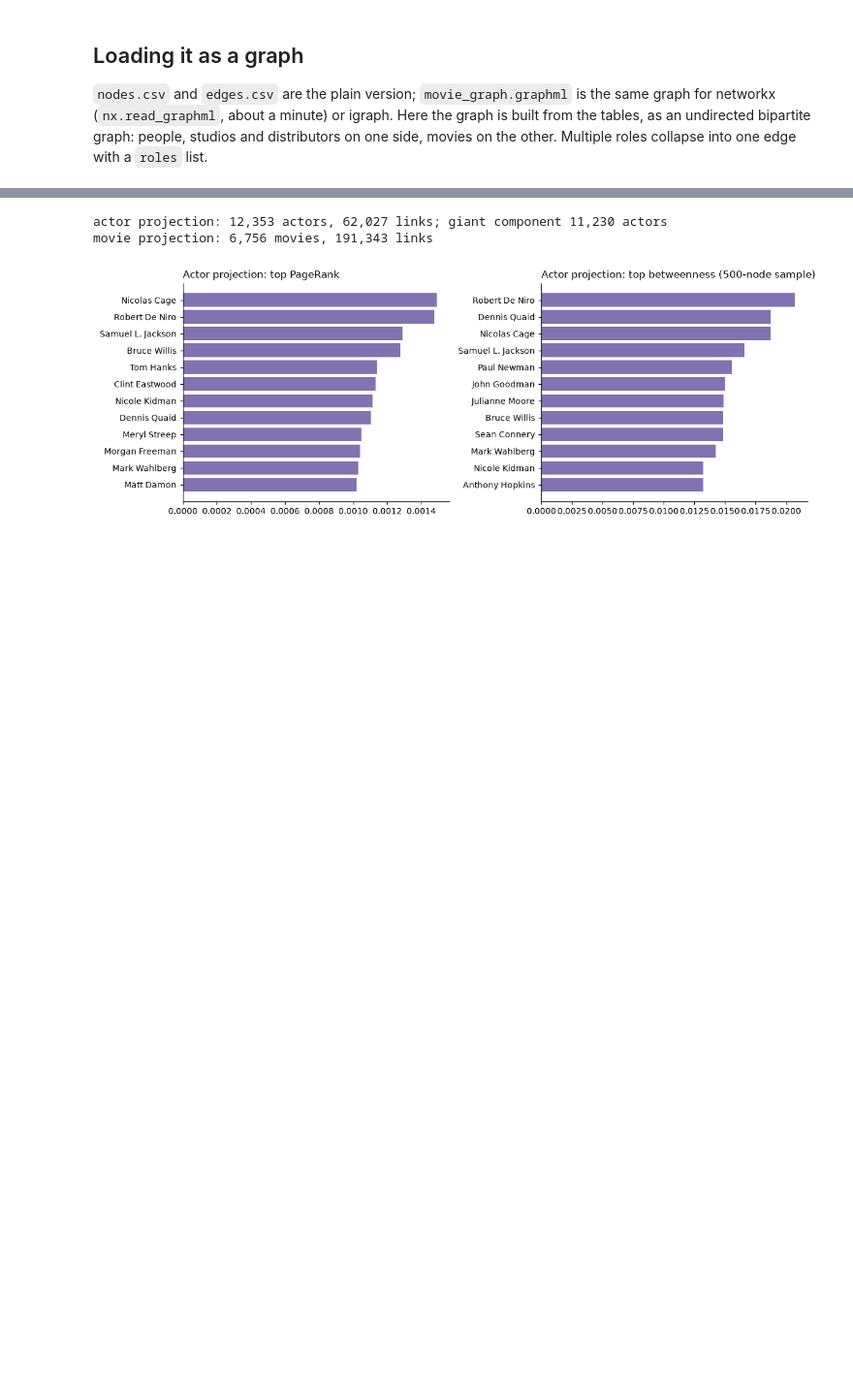
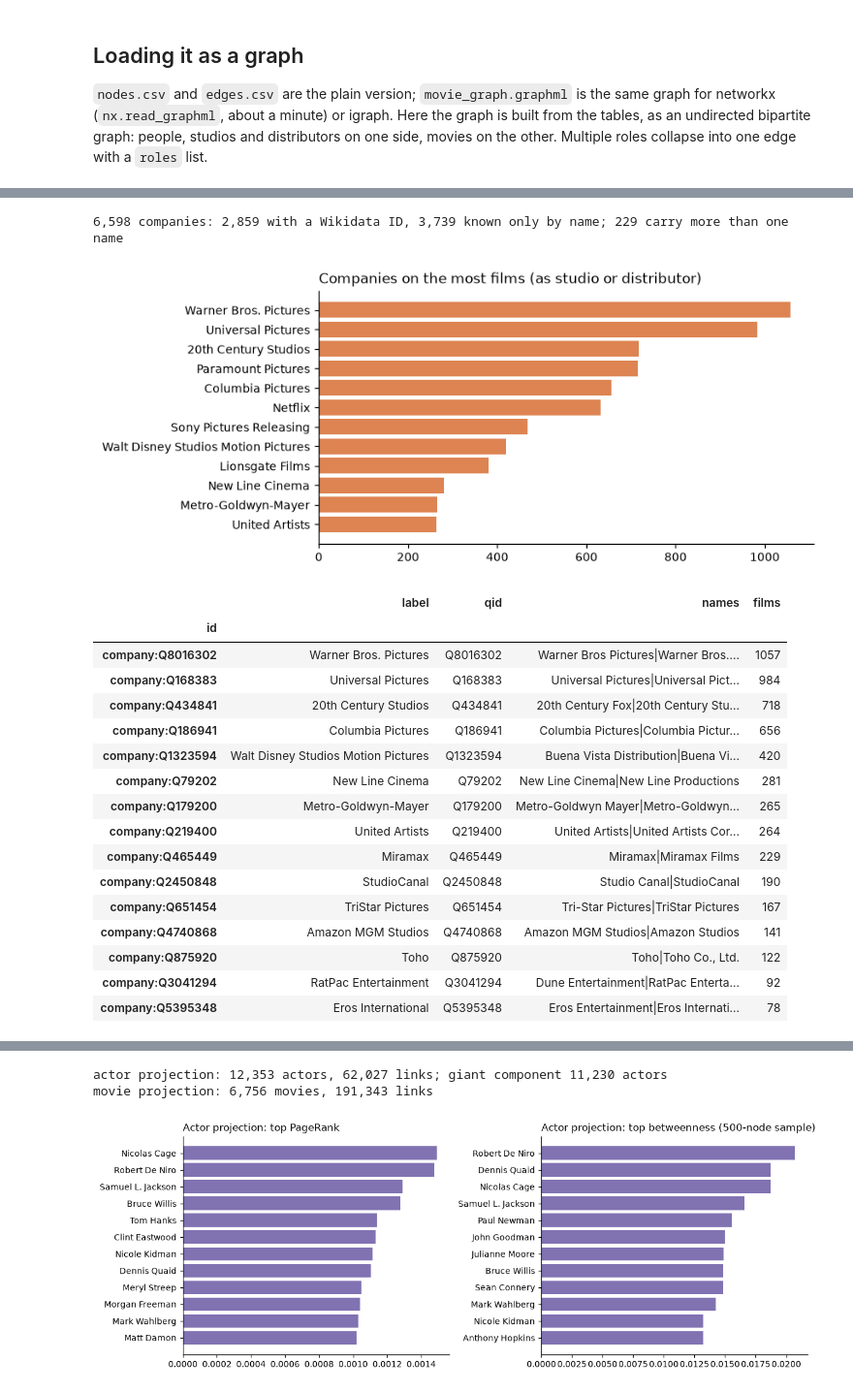
Before and after one commit to angelabuxo/IMDb-movie-success, a Jupyter notebook: notebooks/movie_graph.ipynb, the cells around one changed output, grey strips where cells are left out. Shown at 97% size. Drawn from its saved outputs; the diff is of its cells as text; code cells hidden in the pictures; blank space fills up the shorter version.

```diff
--- a/notebooks/movie_graph.ipynb
+++ b/notebooks/movie_graph.ipynb
@@ -86 +94,33 @@ plt.tight_layout(); plt.show()
+# %%
+comp = nodes[nodes.type == "company"]
+films_by_company = edges[edges.role.isin(["studio", "distributor"])].groupby("source").target.nunique()
+merged = comp[comp.names.fillna("").str.contains("[|]", regex=True)]
+print(f"{len(comp):,} companies: {comp.qid.notna().sum():,} with a Wikidata ID, {comp.qid.isna().sum():,} known only by name; "
+      f"{len(merged):,} carry more than one name")
+top = films_by_company.loc[comp.index].sort_values().tail(12)
+fig, ax = plt.subplots(figsize=(7, 3.6))
+ax.barh([nodes.label[i] for i in top.index], top.values, color="#dd8452")
+ax.set_title("Companies on the most films (as studio or distributor)", loc="left")
+plt.show()
+merged.assign(films=films_by_company.reindex(merged.index)).sort_values("films", ascending=False)[["label", "qid", "names", "films"]].head(15)
+# %% [output]
+6,598 companies: 2,859 with a Wikidata ID, 3,739 known only by name; 229 carry more than one name
+[figure, added]
+|  | label | qid | names | films |
+| id |  |  |  |  |
+| company:Q8016302 | Warner Bros. Pictures | Q8016302 | Warner Bros Pictures|Warner Bros.... | 1057 |
+| company:Q168383 | Universal Pictures | Q168383 | Universal Pictures|Universal Pict... | 984 |
+| company:Q434841 | 20th Century Studios | Q434841 | 20th Century Fox|20th Century Stu... | 718 |
+| company:Q186941 | Columbia Pictures | Q186941 | Columbia Pictures|Columbia Pictur... | 656 |
+| company:Q1323594 | Walt Disney Studios Motion Pictures | Q1323594 | Buena Vista Distribution|Buena Vi... | 420 |
+| company:Q79202 | New Line Cinema | Q79202 | New Line Cinema|New Line Productions | 281 |
+| company:Q179200 | Metro-Goldwyn-Mayer | Q179200 | Metro-Goldwyn Mayer|Metro-Goldwyn... | 265 |
+| company:Q219400 | United Artists | Q219400 | United Artists|United Artists Cor... | 264 |
+| company:Q465449 | Miramax | Q465449 | Miramax|Miramax Films | 229 |
+| company:Q2450848 | StudioCanal | Q2450848 | Studio Canal|StudioCanal | 190 |
+| company:Q651454 | TriStar Pictures | Q651454 | Tri-Star Pictures|TriStar Pictures | 167 |
+| company:Q4740868 | Amazon MGM Studios | Q4740868 | Amazon MGM Studios|Amazon Studios | 141 |
+| company:Q875920 | Toho | Q875920 | Toho|Toho Co., Ltd. | 122 |
+| company:Q3041294 | RatPac Entertainment | Q3041294 | Dune Entertainment|RatPac Enterta... | 92 |
+| company:Q5395348 | Eros International | Q5395348 | Eros Entertainment|Eros Internati... | 78 |
 # %% [markdown]
```
Also changed, not shown: parts of 13 cells of this notebook, 4 other files.
